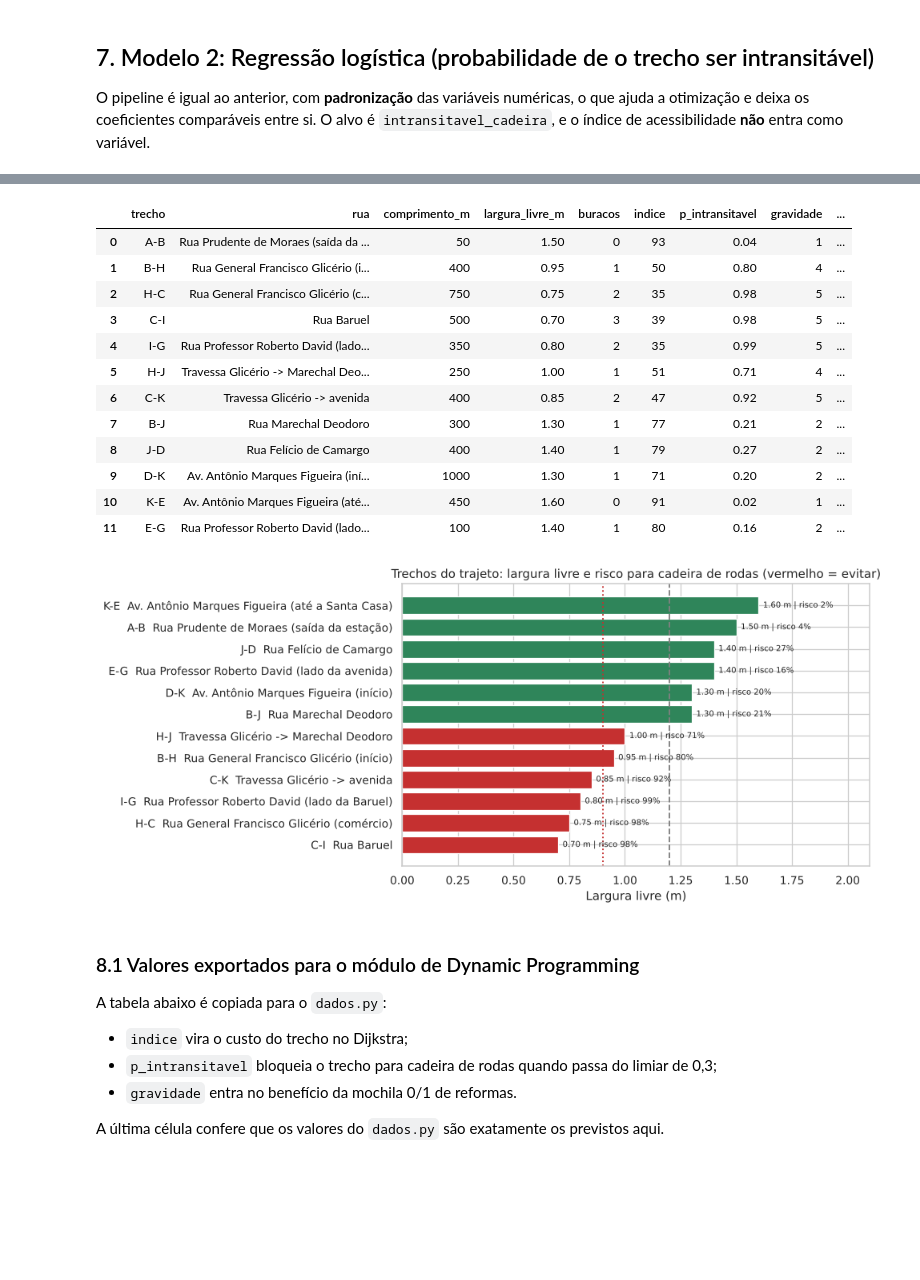
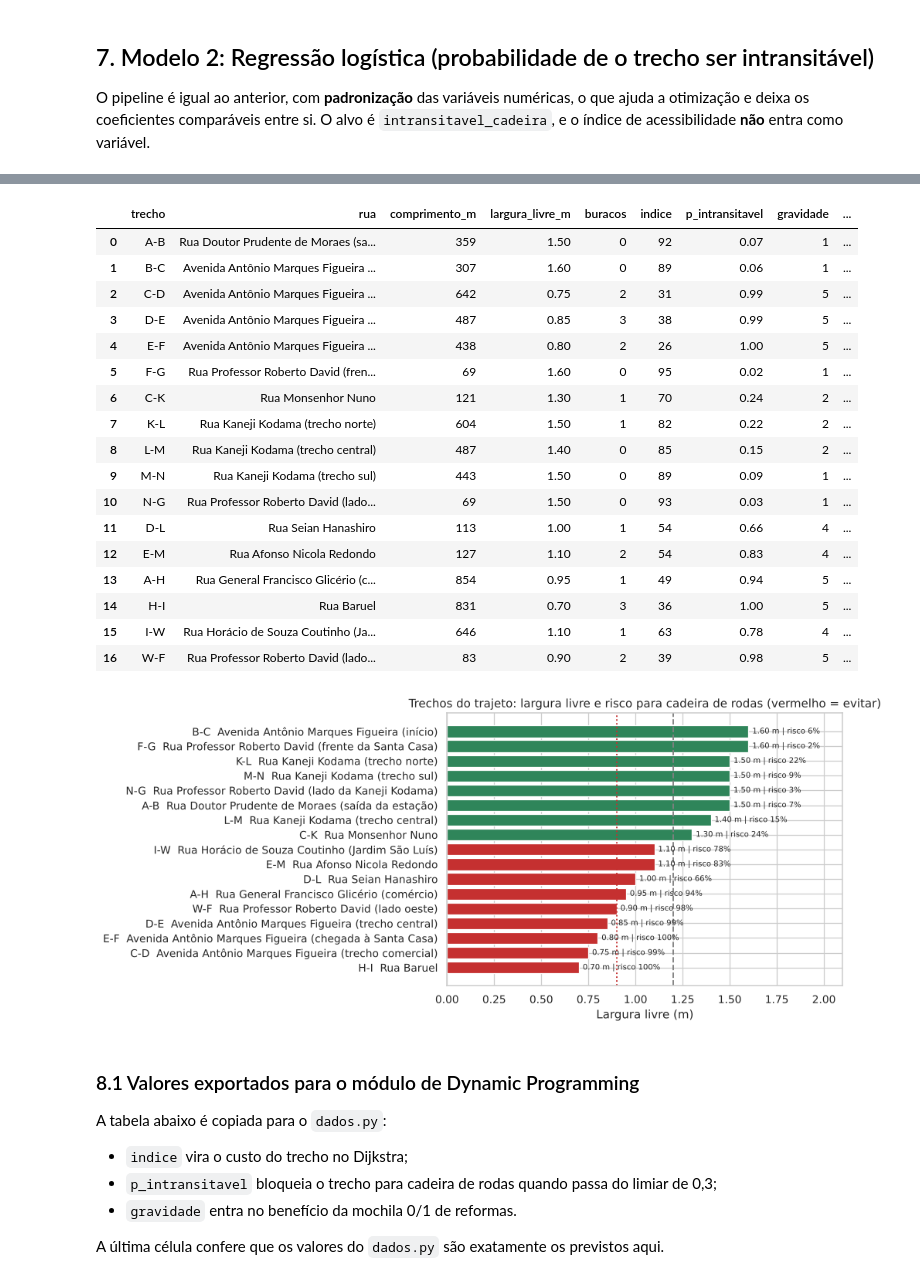
Before and after one commit to brunopng09/calcadalivre-gs2026, a Jupyter notebook: 03-data-science/CalcadaLivre_DataScience.ipynb, the cells around one changed output, grey strips where cells are left out. Saved outputs shown, nothing was run; the diff lists cells and outputs as text; code cells hidden in the pictures; blank space fills up the shorter version.

```diff
--- a/03-data-science/CalcadaLivre_DataScience.ipynb
+++ b/03-data-science/CalcadaLivre_DataScience.ipynb
@@ -457,46 +462,56 @@ O trecho P–A (plataforma até a rua) não entra: ele é o elevador ou a escada
 Os valores de **índice**, **probabilidade de intransitável** e **gravidade** calculados aqui são os que o `dados.py` do módulo de DP usa.
 # %%
 trechos = pd.DataFrame([
-    # (trecho, rua, bairro, tipo_via, comprimento, largura_livre, inclinação, buracos, degrau,
+    # (trecho, rua, bairro, tipo_via, comprimento (OSM), largura_livre, inclinação, buracos, degrau,
     #  obstáculos/100m, ocupado, rampa, piso_tátil, idade, fluxo)
-    ("A-B", "Rua Prudente de Moraes (saída da estação)",  "Centro",        "coletora",   50, 1.50, 2.0, 0, 0, 1, 0, 1, 1,  8, 600),
-    ("B-H", "Rua General Francisco Glicério (início)",       "Centro",        "local",     400, 0.95, 2.0, 1, 0, 4, 1, 0, 0, 20, 700),
-    ("H-C", "Rua General Francisco Glicério (comércio)",     "Centro",        "local",     750, 0.75, 3.0, 2, 0, 5, 1, 0, 0, 25, 450),
-    ("C-I", "Rua Baruel",                                 "Vila Figueira", "local",     500, 0.70, 4.0, 3, 0, 3, 0, 0, 0, 30, 200),
-    ("I-G", "Rua Professor Roberto David (lado da Baruel)",   "Vila Figueira", "local",     350, 0.80, 5.0, 2, 1, 2, 0, 0, 0, 28, 180),
-    ("H-J", "Travessa Glicério -> Marechal Deodoro",          "Centro",        "local",     250, 1.00, 2.0, 1, 0, 3, 1, 0, 0, 18, 300),
-    ("C-K", "Travessa Glicério -> avenida",               "Centro",        "local",     400, 0.85, 3.0, 2, 0, 3, 0, 0, 0, 25, 150),
-    ("B-J", "Rua Marechal Deodoro",                       "Centro",        "coletora",  300, 1.30, 3.0, 1, 0, 2, 0, 1, 0, 15, 500),
-    ("J-D", "Rua Felício de Camargo",                     "Centro",        "coletora",  400, 1.40, 4.0, 1, 0, 2, 0, 1, 1, 12, 400),
-    ("D-K", "Av. Antônio Marques Figueira (início)",      "Centro",        "arterial", 1000, 1.30, 3.0, 1, 0, 2, 0, 1, 0, 12, 350),
-    ("K-E", "Av. Antônio Marques Figueira (até a Santa Casa)", "Vila Figueira", "arterial", 450, 1.60, 2.0, 0, 0, 1, 0, 1, 1, 8, 300),
-    ("E-G", "Rua Professor Roberto David (lado da avenida)",  "Vila Figueira", "local",     100, 1.40, 2.0, 1, 0, 1, 0, 1, 1, 12, 250),
+    ("A-B", "Rua Doutor Prudente de Moraes (saída da estação)", "Centro", "coletora", 359, 1.50, 2.0, 0, 0, 1, 0, 1, 1, 8, 600),
+    ("B-C", "Avenida Antônio Marques Figueira (início)", "Centro", "arterial", 307, 1.60, 2.0, 0, 0, 1, 0, 1, 1, 8, 550),
+    ("C-D", "Avenida Antônio Marques Figueira (trecho comercial)", "Centro", "arterial", 642, 0.75, 3.0, 2, 0, 5, 1, 0, 0, 25, 500),
+    ("D-E", "Avenida Antônio Marques Figueira (trecho central)", "Vila Costa", "arterial", 487, 0.85, 3.0, 3, 0, 3, 0, 0, 0, 30, 350),
+    ("E-F", "Avenida Antônio Marques Figueira (chegada à Santa Casa)", "Vila Figueira", "arterial", 438, 0.80, 4.0, 2, 1, 3, 1, 0, 0, 28, 300),
+    ("F-G", "Rua Professor Roberto David (frente da Santa Casa)", "Vila Figueira", "local", 69, 1.60, 1.0, 0, 0, 1, 0, 1, 1, 6, 300),
+    ("C-K", "Rua Monsenhor Nuno", "Centro", "local", 121, 1.30, 3.0, 1, 0, 2, 0, 1, 0, 15, 200),
+    ("K-L", "Rua Kaneji Kodama (trecho norte)", "Vila Costa", "coletora", 604, 1.50, 3.0, 1, 0, 1, 0, 1, 0, 12, 150),
+    ("L-M", "Rua Kaneji Kodama (trecho central)", "Vila Costa", "coletora", 487, 1.40, 2.0, 0, 0, 2, 0, 1, 0, 10, 150),
+    ("M-N", "Rua Kaneji Kodama (trecho sul)", "Vila Figueira", "coletora", 443, 1.50, 2.0, 0, 0, 2, 0, 1, 0, 12, 180),
+    ("N-G", "Rua Professor Roberto David (lado da Kaneji Kodama)", "Vila Figueira", "local", 69, 1.50, 1.0, 0, 0, 1, 0, 1, 1, 8, 250),
+    ("D-L", "Rua Seian Hanashiro", "Vila Costa", "local", 113, 1.00, 2.0, 1, 0, 3, 1, 0, 0, 18, 120),
+    ("E-M", "Rua Afonso Nicola Redondo", "Vila Figueira", "local", 127, 1.10, 3.0, 2, 0, 3, 0, 0, 0, 20, 100),
+    ("A-H", "Rua General Francisco Glicério (comércio)", "Centro", "local", 854, 0.95, 2.0, 1, 0, 4, 1, 0, 0, 20, 700),
+    ("H-I", "Rua Baruel", "Vila Figueira", "local", 831, 0.70, 4.0, 3, 0, 3, 0, 0, 0, 30, 200),
+    ("I-W", "Rua Horácio de Souza Coutinho (Jardim São Luís)", "Vila Figueira", "local", 646, 1.10, 3.0, 1, 0, 2, 0, 0, 0, 18, 120),
+    ("W-F", "Rua Professor Roberto David (lado oeste)", "Vila Figueira", "local", 83, 0.90, 3.0, 2, 1, 2, 0, 0, 0, 25, 150),
 ], columns=["trecho", "rua"] + CATEGORICAS + NUMERICAS)
 
 LIMIAR = 0.3
 def gravidade(p):                      # 1 (baixo risco) a 5 (quase certamente intransitável)
     return int(np.digitize(p, [0.10, 0.30, 0.60, 0.90]) + 1)
 
 res = trechos[["trecho", "rua", "comprimento_m", "largura_livre_m", "buracos"]].copy()
 res["indice"] = modelo_linear.predict(trechos[CATEGORICAS + NUMERICAS]).clip(0, 100).round(0).astype(int)
 res["p_intransitavel"] = modelo_log.predict_proba(trechos[CATEGORICAS + NUMERICAS])[:, 1].round(2)
 res["gravidade"] = res["p_intransitavel"].apply(gravidade)
 res["alerta_cadeira"] = np.where(res["p_intransitavel"] >= LIMIAR, "EVITAR", "ok")
 res
 # %% [output]
 |  | trecho | rua | comprimento_m | largura_livre_m | buracos | indice | p_intransitavel | gravidade | ... |
-| 0 | A-B | Rua Prudente de Moraes (saída da ... | 50 | 1.50 | 0 | 93 | 0.04 | 1 | ... |
-| 1 | B-H | Rua General Francisco Glicério (i... | 400 | 0.95 | 1 | 50 | 0.80 | 4 | ... |
-| 2 | H-C | Rua General Francisco Glicério (c... | 750 | 0.75 | 2 | 35 | 0.98 | 5 | ... |
-| 3 | C-I | Rua Baruel | 500 | 0.70 | 3 | 39 | 0.98 | 5 | ... |
-| 4 | I-G | Rua Professor Roberto David (lado... | 350 | 0.80 | 2 | 35 | 0.99 | 5 | ... |
-| 5 | H-J | Travessa Glicério -> Marechal Deo... | 250 | 1.00 | 1 | 51 | 0.71 | 4 | ... |
-| 6 | C-K | Travessa Glicério -> avenida | 400 | 0.85 | 2 | 47 | 0.92 | 5 | ... |
-| 7 | B-J | Rua Marechal Deodoro | 300 | 1.30 | 1 | 77 | 0.21 | 2 | ... |
-| 8 | J-D | Rua Felício de Camargo | 400 | 1.40 | 1 | 79 | 0.27 | 2 | ... |
-| 9 | D-K | Av. Antônio Marques Figueira (iní... | 1000 | 1.30 | 1 | 71 | 0.20 | 2 | ... |
-| 10 | K-E | Av. Antônio Marques Figueira (até... | 450 | 1.60 | 0 | 91 | 0.02 | 1 | ... |
-| 11 | E-G | Rua Professor Roberto David (lado... | 100 | 1.40 | 1 | 80 | 0.16 | 2 | ... |
+| 0 | A-B | Rua Doutor Prudente de Moraes (sa... | 359 | 1.50 | 0 | 92 | 0.07 | 1 | ... |
+| 1 | B-C | Avenida Antônio Marques Figueira ... | 307 | 1.60 | 0 | 89 | 0.06 | 1 | ... |
+| 2 | C-D | Avenida Antônio Marques Figueira ... | 642 | 0.75 | 2 | 31 | 0.99 | 5 | ... |
+| 3 | D-E | Avenida Antônio Marques Figueira ... | 487 | 0.85 | 3 | 38 | 0.99 | 5 | ... |
+| 4 | E-F | Avenida Antônio Marques Figueira ... | 438 | 0.80 | 2 | 26 | 1.00 | 5 | ... |
+| 5 | F-G | Rua Professor Roberto David (fren... | 69 | 1.60 | 0 | 95 | 0.02 | 1 | ... |
+| 6 | C-K | Rua Monsenhor Nuno | 121 | 1.30 | 1 | 70 | 0.24 | 2 | ... |
+| 7 | K-L | Rua Kaneji Kodama (trecho norte) | 604 | 1.50 | 1 | 82 | 0.22 | 2 | ... |
+| 8 | L-M | Rua Kaneji Kodama (trecho central) | 487 | 1.40 | 0 | 85 | 0.15 | 2 | ... |
+| 9 | M-N | Rua Kaneji Kodama (trecho sul) | 443 | 1.50 | 0 | 89 | 0.09 | 1 | ... |
+| 10 | N-G | Rua Professor Roberto David (lado... | 69 | 1.50 | 0 | 93 | 0.03 | 1 | ... |
+| 11 | D-L | Rua Seian Hanashiro | 113 | 1.00 | 1 | 54 | 0.66 | 4 | ... |
+| 12 | E-M | Rua Afonso Nicola Redondo | 127 | 1.10 | 2 | 54 | 0.83 | 4 | ... |
+| 13 | A-H | Rua General Francisco Glicério (c... | 854 | 0.95 | 1 | 49 | 0.94 | 5 | ... |
+| 14 | H-I | Rua Baruel | 831 | 0.70 | 3 | 36 | 1.00 | 5 | ... |
+| 15 | I-W | Rua Horácio de Souza Coutinho (Ja... | 646 | 1.10 | 1 | 63 | 0.78 | 4 | ... |
+| 16 | W-F | Rua Professor Roberto David (lado... | 83 | 0.90 | 2 | 39 | 0.98 | 5 | ... |
 # %%
 fig, ax = plt.subplots(figsize=(11, 5))
 ordem = res.sort_values("largura_livre_m")
@@ -509,7 +524,7 @@ ax.set_xlim(0, 2.1); ax.set_xlabel("Largura livre (m)")
 ax.set_title("Trechos do trajeto: largura livre e risco para cadeira de rodas (vermelho = evitar)")
 plt.tight_layout(); plt.show()
 # %% [output]
-[figure, old version]
+[figure, new version]
 # %% [markdown]
 ### 8.1 Valores exportados para o módulo de Dynamic Programming
 
```
Also changed, not shown: parts of 21 cells of this notebook, 3 other files.
